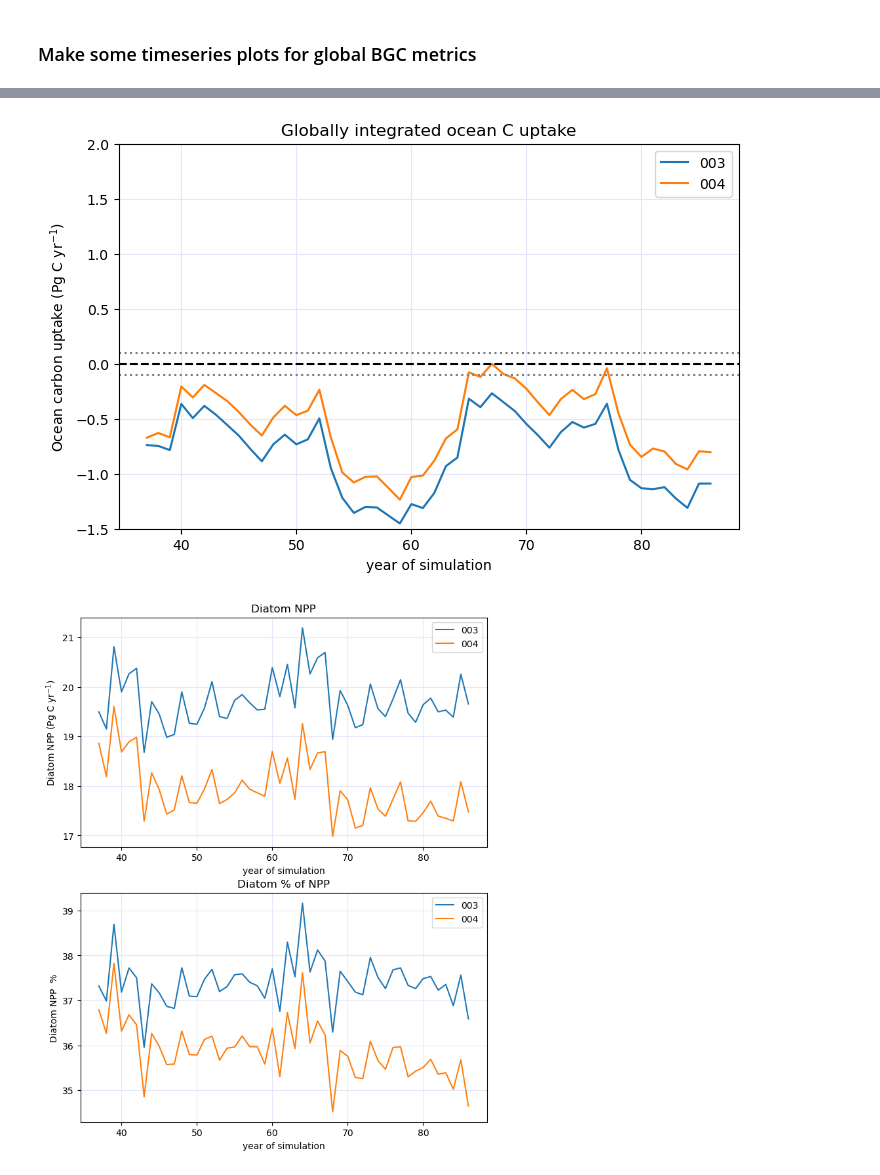
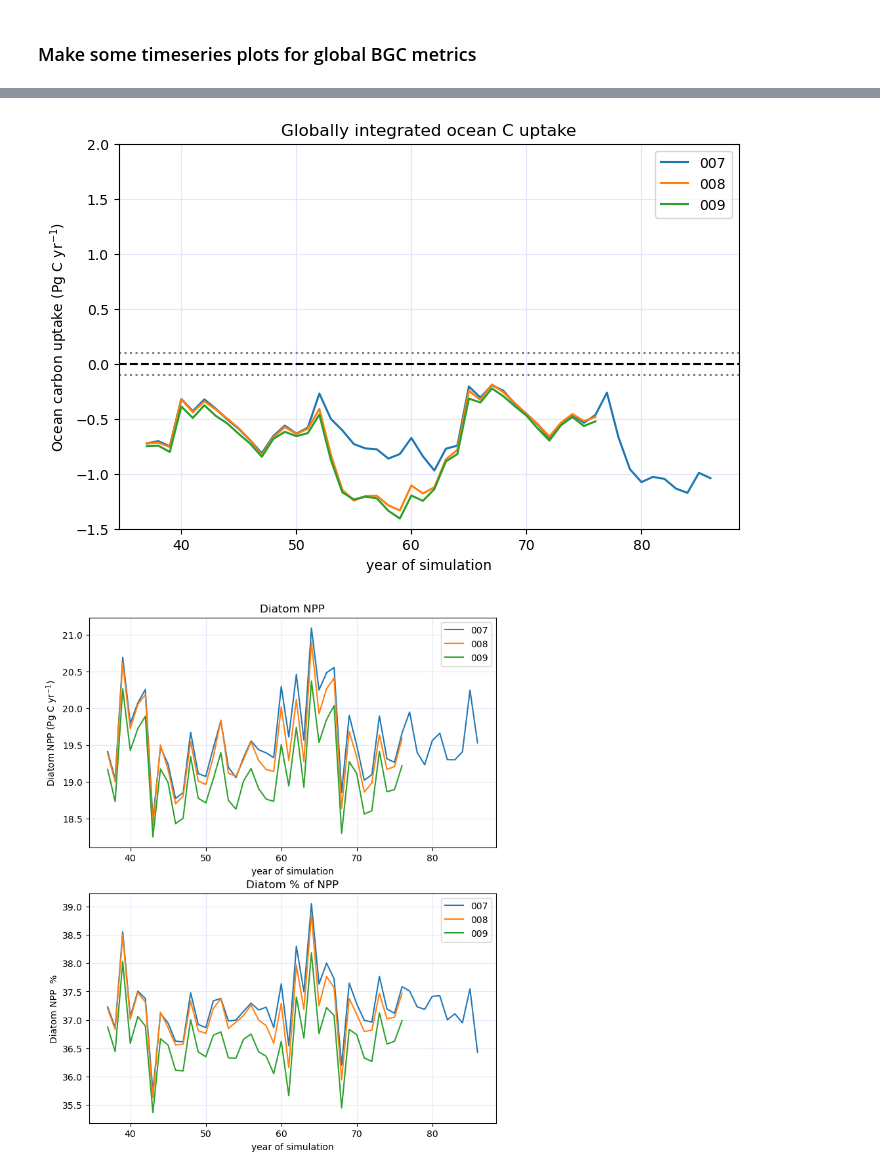
Before and after one commit to kristenkrumhardt/OceanBGC_CESM3, a Jupyter notebook: pre-release_tuning_runs/compare_runs_ts/BGC-timeseries_CPL-HIST-spinup.ipynb, the cells around one changed output, grey strips where cells are left out. Cells and saved outputs as stored; diff of their text form; code cells hidden in the pictures.

```diff
--- a/pre-release_tuning_runs/compare_runs_ts/BGC-timeseries_CPL-HIST-spinup.ipynb
+++ b/pre-release_tuning_runs/compare_runs_ts/BGC-timeseries_CPL-HIST-spinup.ipynb
@@ -24,20 +21,23 @@ short_names = ['003','004'
+# %%
+short_names = ['007','008','009'
+              ]
 # %% [markdown]
 ### Define number of years and number of cases
 # %%
 num_cases = len(short_names)
-num_years = 86 #max years in any of the runs
+num_years = 50 #max years in any of the runs
 # %% [markdown]
 ### Define cases
 # %%
 sandbox = 'g.e30_a09e.GW1850MARBL_CPLHIST_PHYS_CYCLE.ne30pg3_t233_wg37'
 
-case_nums = ['003','004']
+case_nums = ['007','008','009']
 
 user = 'klindsay'
 # %% [markdown]
 ### Define the year range
 # %%
-start_yr = 1
+start_yr = 37
 endyr = start_yr + num_years
 # %% [markdown]
 ### 2-D variable list
@@ -261,7 +262,7 @@ ax.set_ylim(-1.5,2)
 ax.legend()
 ax.set(ylabel='Ocean carbon uptake (Pg C yr$^{-1}$)',xlabel='year of simulation');
 # %% [output]
-[figure, old version]
+[figure, new version]
 # %%
 fig = plt.figure(figsize=(8,10))
 
@@ -292,32 +293,32 @@ ax.legend()
 
 ax.set(ylabel='Diatom NPP (Pg C yr$^{-1}$)',xlabel='year of simulation');
 
 ##################
 ax = fig.add_subplot(2,1,2)
 ax.set_title('Diatom % of NPP')
 
 i = 0
 
 for case_num in case_nums:
-    yyears = np.arange(st_yr,st_yr+len(glb_ds_dict[case_num].time),1)
+    years = np.arange(st_yr,st_yr+len(glb_ds_dict[case_num].time),1)
     ax.plot(years,glb_ds_dict[case_num]['diatNPPpercent'],label=short_names[i])
     i = i + 1
 
 
 # ##################### mark where I tuned
 # var='diatNPPpercent'
 # year_tune=15
 # ax.scatter(year_tune,(glb_ds_dict[case_num][var]).isel(time=year_tune-1),s=20,
 #            marker='o',color='red',edgecolor='black', label='Tuning change')
 
 
 
 ax.xaxis.grid(True, which='major',color='lavender')
 ax.yaxis.grid(False, which='major',color='lavender');
 
 ax.legend()
 
 
 ax.set(ylabel='Diatom NPP  %',xlabel='year of simulation');
 # %% [output]
-[figure, old version]
+[figure, new version]
```
Also changed, not shown: parts of 7 cells of this notebook, 7 other files.
